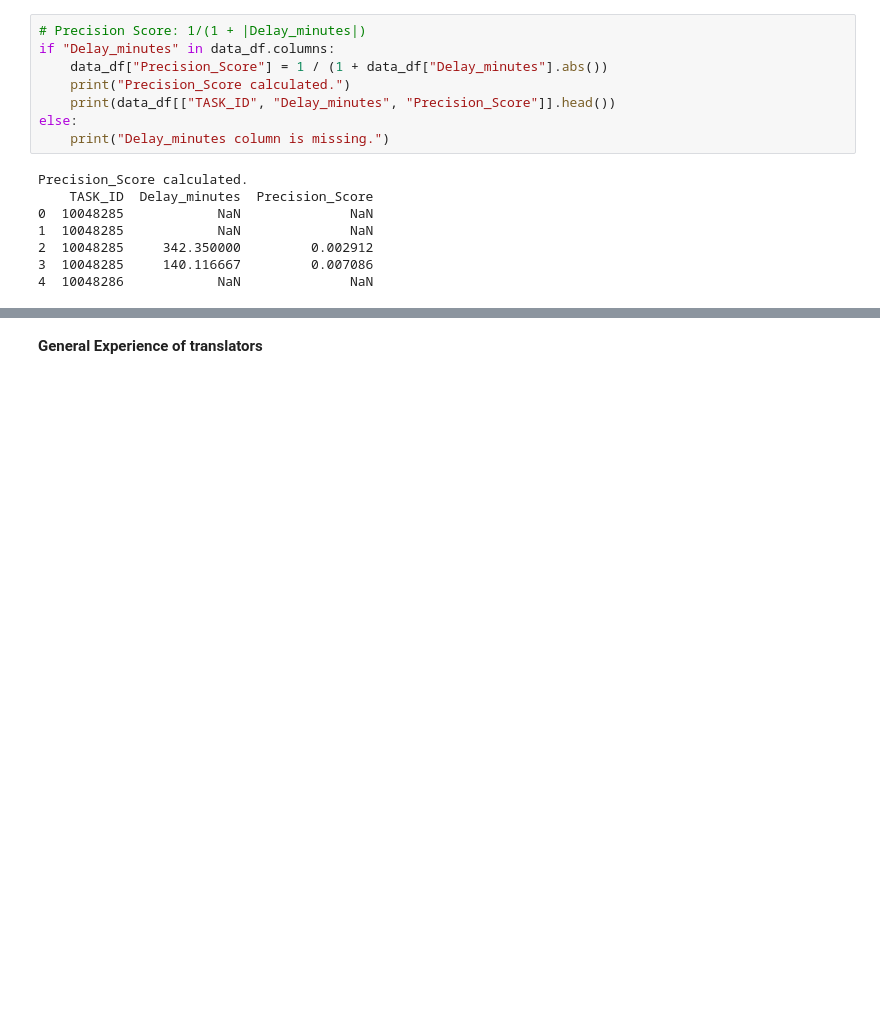
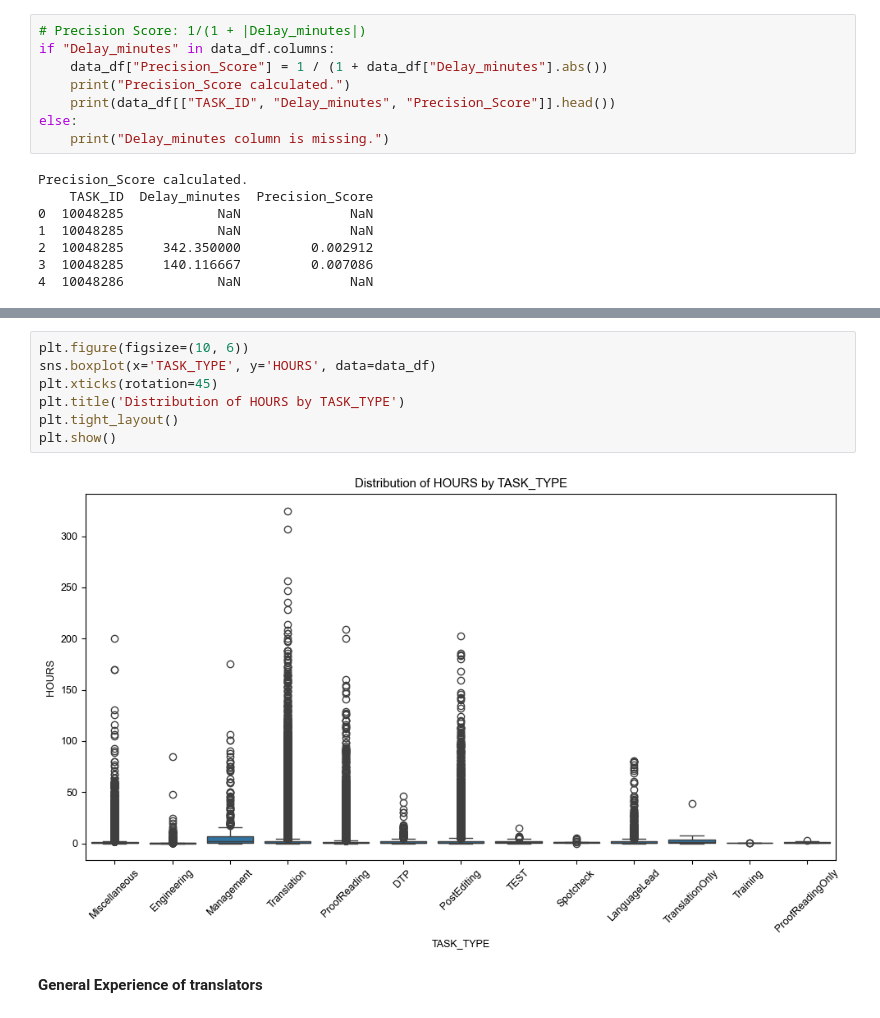
Before and after one commit to L3ms123/SP1, a Jupyter notebook: Notebooks/Preliminary_data_analysis .ipynb, the cells around one changed output, grey strips where cells are left out. Saved outputs shown, nothing was run; the diff lists cells and outputs as text; blank space fills up the shorter version.

```diff
--- a/Notebooks/Preliminary_data_analysis .ipynb
+++ b/Notebooks/Preliminary_data_analysis .ipynb
@@ -385,3 +417,12 @@ Precision_Score calculated.
+# %%
+plt.figure(figsize=(10, 6))
+sns.boxplot(x='TASK_TYPE', y='HOURS', data=data_df)
+plt.xticks(rotation=45)
+plt.title('Distribution of HOURS by TASK_TYPE')
+plt.tight_layout()
+plt.show()
+# %% [output]
+[figure, added]
 # %% [markdown]
 **General Experience of translators**
 # %%
```
Also changed, not shown: parts of 30 cells of this notebook.
